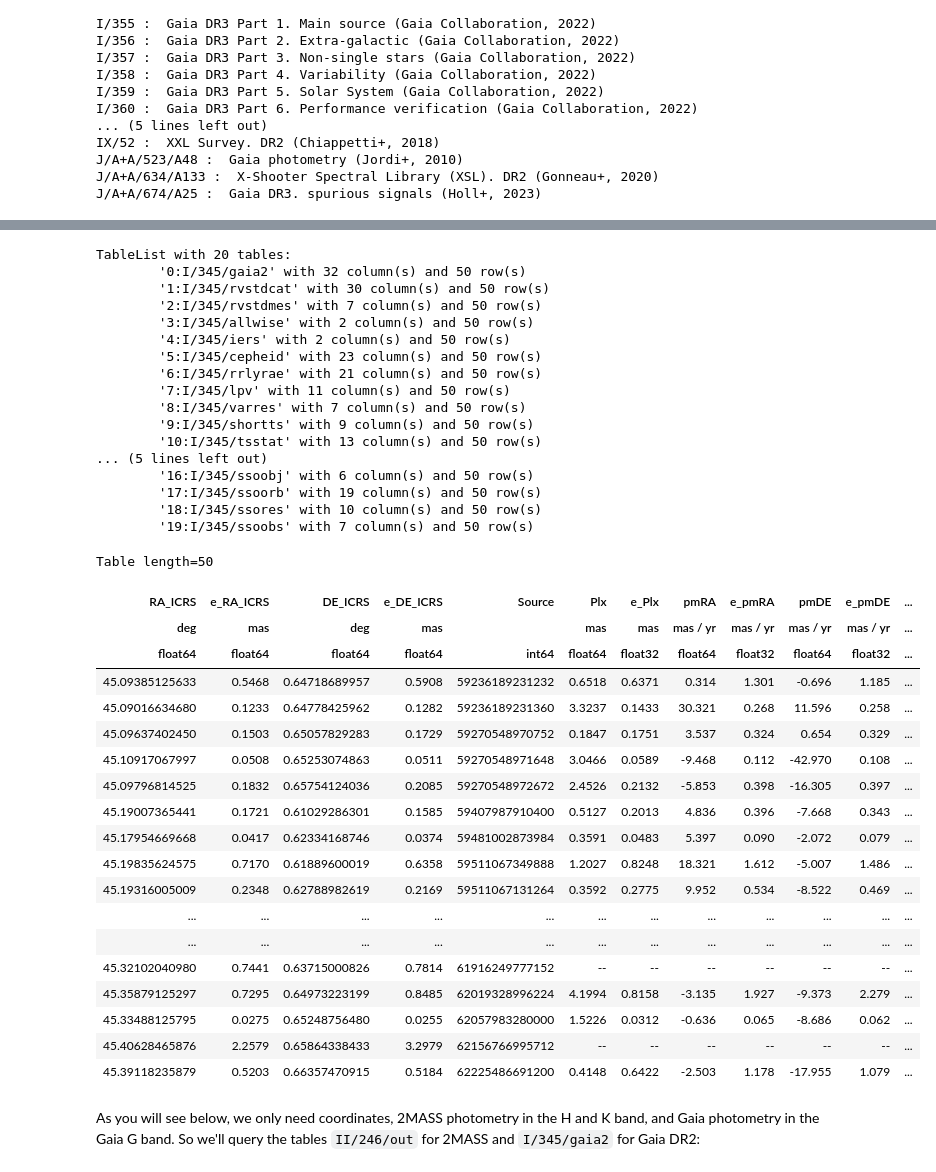
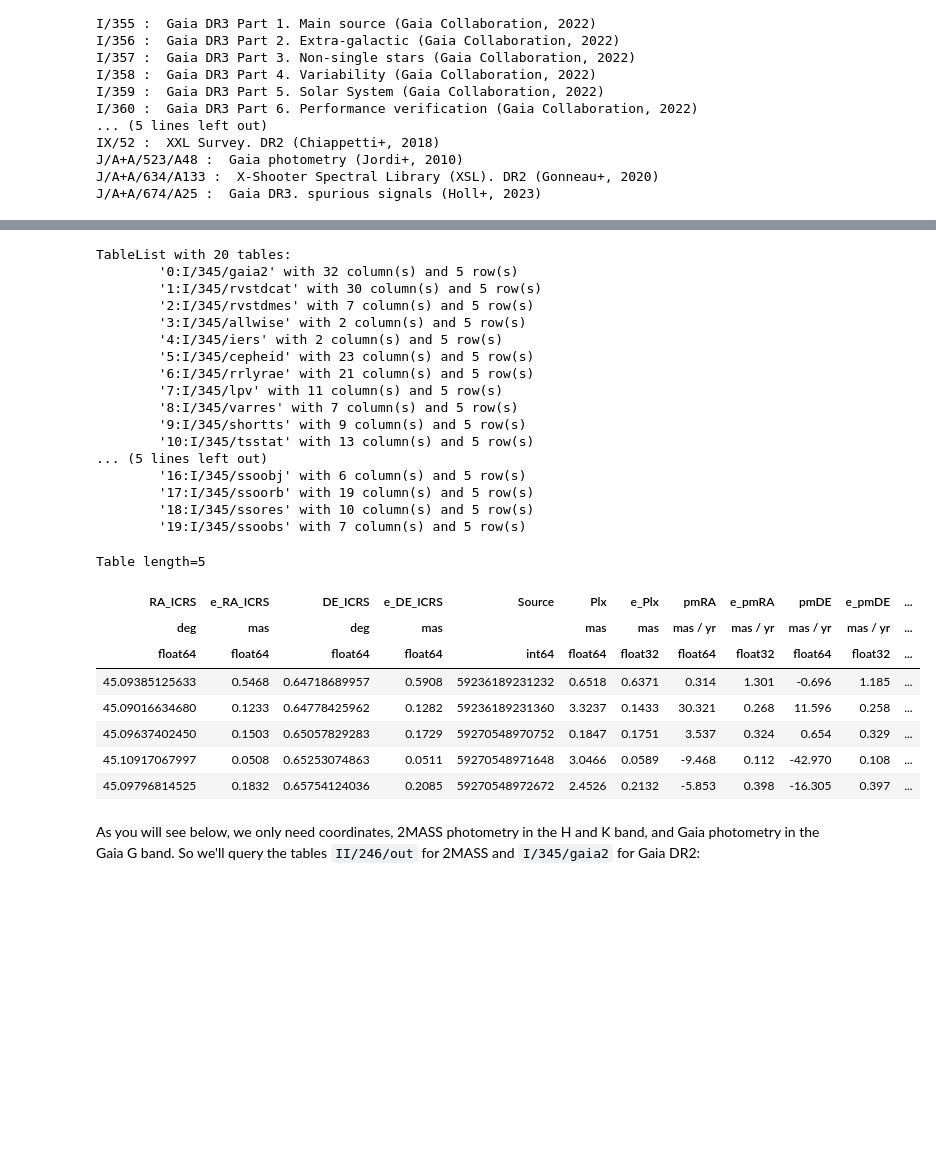
Before and after one commit to cds-astro/tutorials, a Jupyter notebook: Notebooks/6_Advanced_usage_of_MOCs.ipynb, the cells around one changed output, grey strips where cells are left out. Saved outputs shown, nothing was run; the diff lists cells and outputs as text; code cells hidden in the pictures; blank space fills up the shorter version.

```diff
--- a/Notebooks/6_Advanced_usage_of_MOCs.ipynb
+++ b/Notebooks/6_Advanced_usage_of_MOCs.ipynb
@@ -413,5 +411,7 @@ For 2MASS we will want to use `II/246 :  2MASS All-Sky Catalog of Point Sources
 # %%
-test_twomass = Vizier.get_catalogs("II/246")
+custom_vizier = Vizier(row_limit=5)
+
+test_twomass = custom_vizier.get_catalogs("II/246")
 print(test_twomass)
 test_twomass[0]
 # %% [output]
@@ -440,45 +429,34 @@ Table length=50
 # %%
-test_gaia = Vizier.get_catalogs("I/345")
+test_gaia = custom_vizier.get_catalogs("I/345")
 print(test_gaia)
 test_gaia[0]
 # %% [output]
 TableList with 20 tables:
-        '0:I/345/gaia2' with 32 column(s) and 50 row(s)
-        '1:I/345/rvstdcat' with 30 column(s) and 50 row(s)
-        '2:I/345/rvstdmes' with 7 column(s) and 50 row(s)
-        '3:I/345/allwise' with 2 column(s) and 50 row(s)
-        '4:I/345/iers' with 2 column(s) and 50 row(s)
-        '5:I/345/cepheid' with 23 column(s) and 50 row(s)
-        '6:I/345/rrlyrae' with 21 column(s) and 50 row(s)
-        '7:I/345/lpv' with 11 column(s) and 50 row(s)
-        '8:I/345/varres' with 7 column(s) and 50 row(s)
-        '9:I/345/shortts' with 9 column(s) and 50 row(s)
-        '10:I/345/tsstat' with 13 column(s) and 50 row(s)
+        '0:I/345/gaia2' with 32 column(s) and 5 row(s)
+        '1:I/345/rvstdcat' with 30 column(s) and 5 row(s)
+        '2:I/345/rvstdmes' with 7 column(s) and 5 row(s)
+        '3:I/345/allwise' with 2 column(s) and 5 row(s)
+        '4:I/345/iers' with 2 column(s) and 5 row(s)
+        '5:I/345/cepheid' with 23 column(s) and 5 row(s)
+        '6:I/345/rrlyrae' with 21 column(s) and 5 row(s)
+        '7:I/345/lpv' with 11 column(s) and 5 row(s)
+        '8:I/345/varres' with 7 column(s) and 5 row(s)
+        '9:I/345/shortts' with 9 column(s) and 5 row(s)
+        '10:I/345/tsstat' with 13 column(s) and 5 row(s)
 ... (5 lines left out)
-        '16:I/345/ssoobj' with 6 column(s) and 50 row(s)
-        '17:I/345/ssoorb' with 19 column(s) and 50 row(s)
-        '18:I/345/ssores' with 10 column(s) and 50 row(s)
-        '19:I/345/ssoobs' with 7 column(s) and 50 row(s)
+        '16:I/345/ssoobj' with 6 column(s) and 5 row(s)
+        '17:I/345/ssoorb' with 19 column(s) and 5 row(s)
+        '18:I/345/ssores' with 10 column(s) and 5 row(s)
+        '19:I/345/ssoobs' with 7 column(s) and 5 row(s)
-Table length=50
+Table length=5
 | RA_ICRS | e_RA_ICRS | DE_ICRS | e_DE_ICRS | Source | Plx | e_Plx | pmRA | e_pmRA | pmDE | e_pmDE | ... |
 | deg | mas | deg | mas |  | mas | mas | mas / yr | mas / yr | mas / yr | mas / yr | ... |
 | float64 | float64 | float64 | float64 | int64 | float64 | float32 | float64 | float32 | float64 | float32 | ... |
 | 45.09385125633 | 0.5468 | 0.64718689957 | 0.5908 | 59236189231232 | 0.6518 | 0.6371 | 0.314 | 1.301 | -0.696 | 1.185 | ... |
 | 45.09016634680 | 0.1233 | 0.64778425962 | 0.1282 | 59236189231360 | 3.3237 | 0.1433 | 30.321 | 0.268 | 11.596 | 0.258 | ... |
 | 45.09637402450 | 0.1503 | 0.65057829283 | 0.1729 | 59270548970752 | 0.1847 | 0.1751 | 3.537 | 0.324 | 0.654 | 0.329 | ... |
 | 45.10917067997 | 0.0508 | 0.65253074863 | 0.0511 | 59270548971648 | 3.0466 | 0.0589 | -9.468 | 0.112 | -42.970 | 0.108 | ... |
 | 45.09796814525 | 0.1832 | 0.65754124036 | 0.2085 | 59270548972672 | 2.4526 | 0.2132 | -5.853 | 0.398 | -16.305 | 0.397 | ... |
-| 45.19007365441 | 0.1721 | 0.61029286301 | 0.1585 | 59407987910400 | 0.5127 | 0.2013 | 4.836 | 0.396 | -7.668 | 0.343 | ... |
-| 45.17954669668 | 0.0417 | 0.62334168746 | 0.0374 | 59481002873984 | 0.3591 | 0.0483 | 5.397 | 0.090 | -2.072 | 0.079 | ... |
-| 45.19835624575 | 0.7170 | 0.61889600019 | 0.6358 | 59511067349888 | 1.2027 | 0.8248 | 18.321 | 1.612 | -5.007 | 1.486 | ... |
-| 45.19316005009 | 0.2348 | 0.62788982619 | 0.2169 | 59511067131264 | 0.3592 | 0.2775 | 9.952 | 0.534 | -8.522 | 0.469 | ... |
-| ... | ... | ... | ... | ... | ... | ... | ... | ... | ... | ... | ... |
-| ... | ... | ... | ... | ... | ... | ... | ... | ... | ... | ... | ... |
-| 45.32102040980 | 0.7441 | 0.63715000826 | 0.7814 | 61916249777152 | -- | -- | -- | -- | -- | -- | ... |
-| 45.35879125297 | 0.7295 | 0.64973223199 | 0.8485 | 62019328996224 | 4.1994 | 0.8158 | -3.135 | 1.927 | -9.373 | 2.279 | ... |
-| 45.33488125795 | 0.0275 | 0.65248756480 | 0.0255 | 62057983280000 | 1.5226 | 0.0312 | -0.636 | 0.065 | -8.686 | 0.062 | ... |
-| 45.40628465876 | 2.2579 | 0.65864338433 | 3.2979 | 62156766995712 | -- | -- | -- | -- | -- | -- | ... |
-| 45.39118235879 | 0.5203 | 0.66357470915 | 0.5184 | 62225486691200 | 0.4148 | 0.6422 | -2.503 | 1.178 | -17.955 | 1.079 | ... |
 # %% [markdown]
 As you will see below, we only need coordinates, 2MASS photometry in the H and K band, and Gaia photometry in the Gaia G band. So we'll query the tables `II/246/out` for 2MASS and `I/345/gaia2` for Gaia DR2:
 # %%
```
Also changed, not shown: parts of 17 cells of this notebook, 4 other files.
